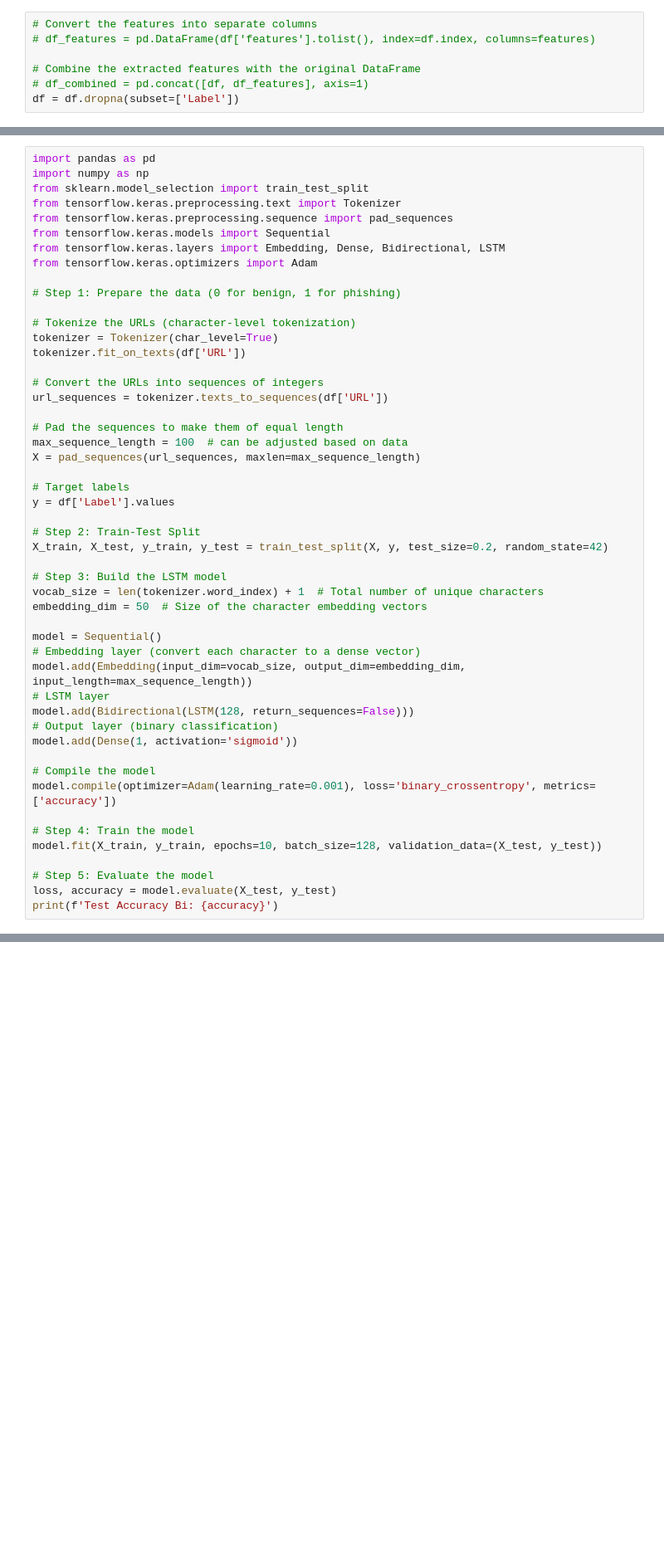
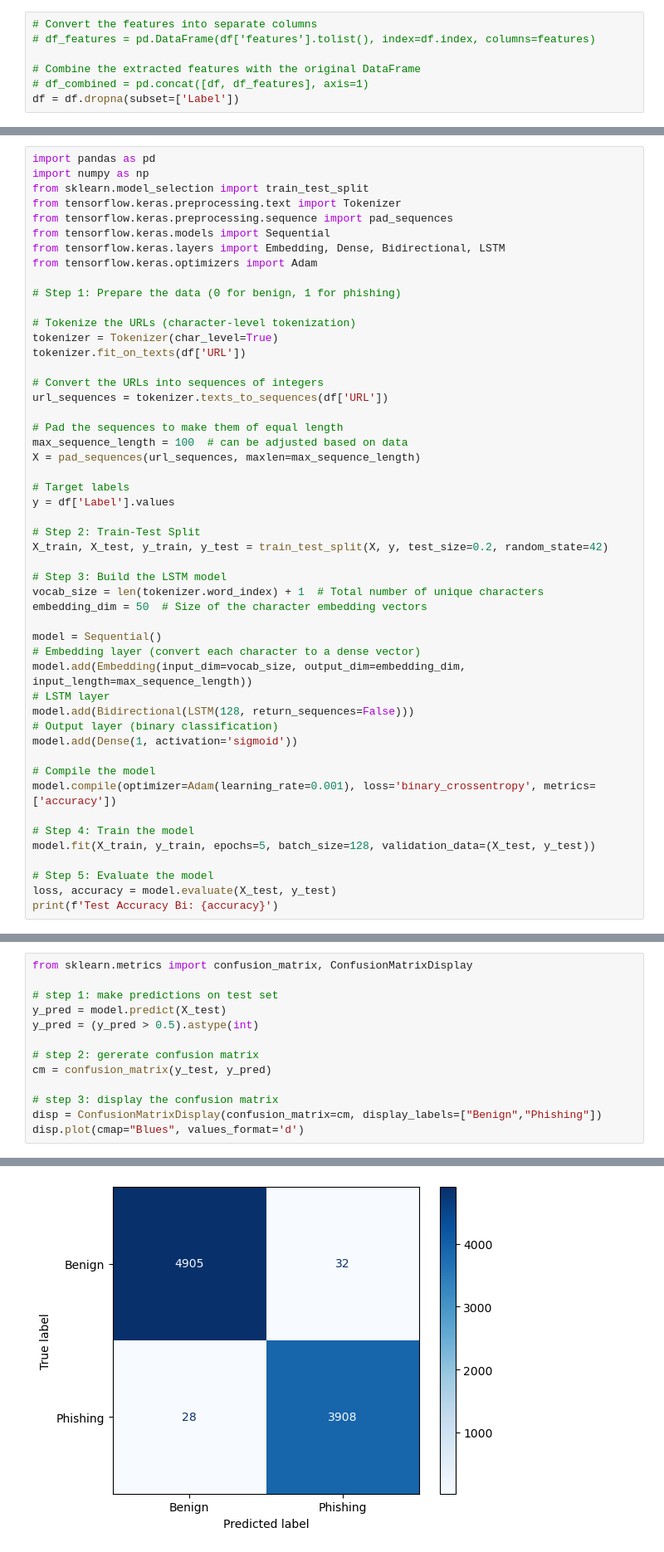
Before and after one commit to csce585-mlsystems/Phishing-Detection, a Jupyter notebook: URL_Detection_Test_BiLSTM.ipynb, the cells around one changed output, grey strips where cells are left out. Shown at 83% size. Saved outputs shown, nothing was run; the diff lists cells and outputs as text; blank space fills up the shorter version.

Commit message:
confusion matrix BiLSTM

```diff
--- a/URL_Detection_Test_BiLSTM.ipynb
+++ b/URL_Detection_Test_BiLSTM.ipynb
@@ -145,7 +145,7 @@ model.add(Dense(1, activation='sigmoid'))
 model.compile(optimizer=Adam(learning_rate=0.001), loss='binary_crossentropy', metrics=['accuracy'])
 
 # Step 4: Train the model
-model.fit(X_train, y_train, epochs=10, batch_size=128, validation_data=(X_test, y_test))
+model.fit(X_train, y_train, epochs=5, batch_size=128, validation_data=(X_test, y_test))
 
 # Step 5: Evaluate the model
 loss, accuracy = model.evaluate(X_test, y_test)
@@ -171,0 +166,14 @@ Test Accuracy Bi: 0.9947030544281006
+# %%
+from sklearn.metrics import confusion_matrix, ConfusionMatrixDisplay
+
+# step 1: make predictions on test set
+y_pred = model.predict(X_test)
+y_pred = (y_pred > 0.5).astype(int)
+
+# step 2: gererate confusion matrix
+cm = confusion_matrix(y_test, y_pred)
+
+# step 3: display the confusion matrix
+disp = ConfusionMatrixDisplay(confusion_matrix=cm, display_labels=["Benign","Phishing"])
+disp.plot(cmap="Blues", values_format='d')
+# %% [output]
@@ -171,0 +182 @@ Test Accuracy Bi: 0.9947030544281006
+[figure, added]
```
Also changed, not shown: parts of 4 cells of this notebook, 1 other file.
